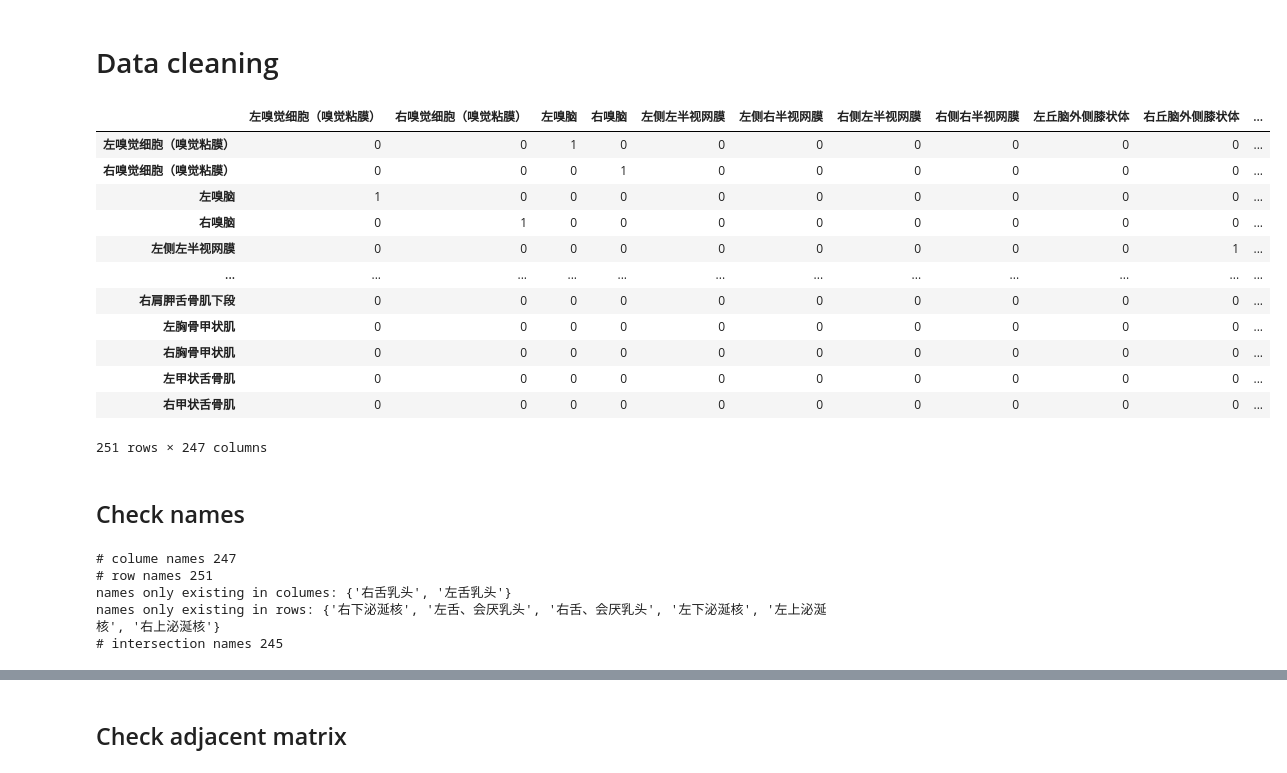
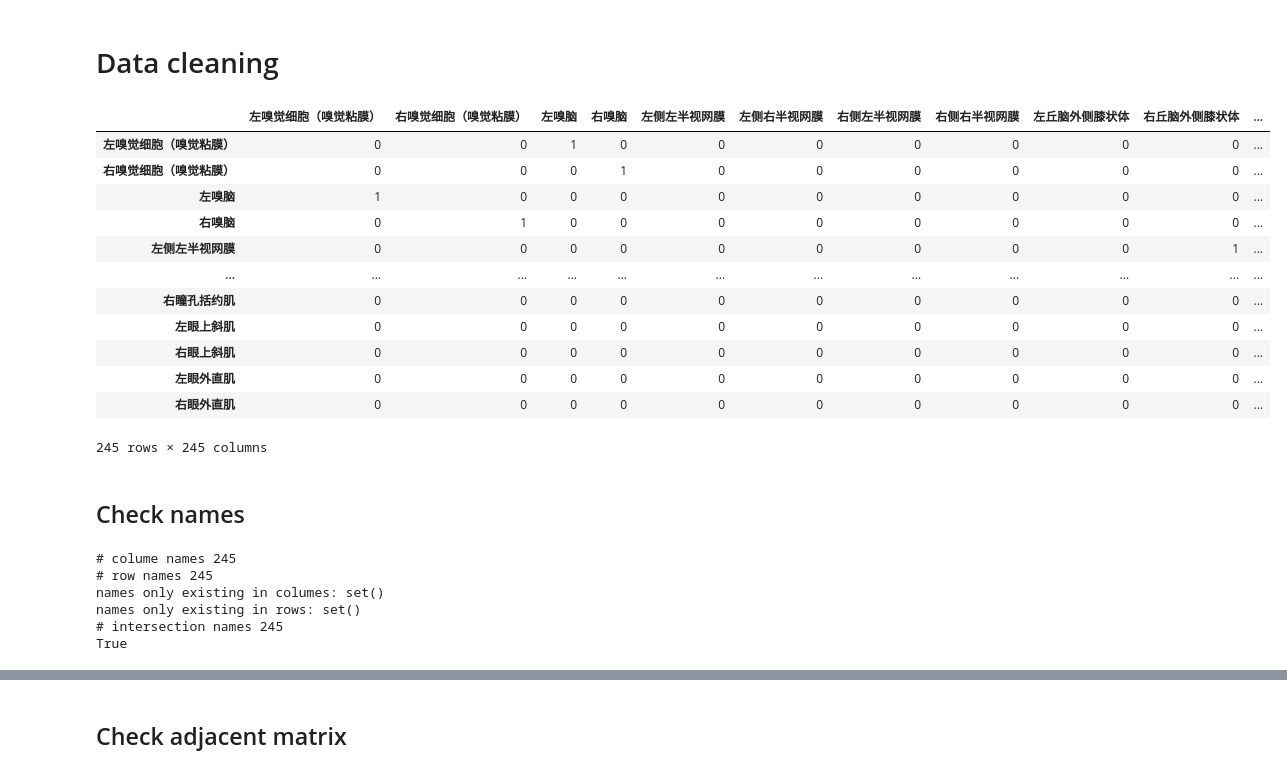
Before and after one commit to kentechx/NIMS, a Jupyter notebook: analysis_py.ipynb, the cells around one changed output, grey strips where cells are left out. Drawn from its saved outputs; the diff is of its cells as text; code cells hidden in the pictures.

```diff
--- a/analysis_py.ipynb
+++ b/analysis_py.ipynb
@@ -5,26 +5,25 @@ import pandas as pd
 # %% [markdown]
 # Data cleaning
 # %%
-df = pd.read_excel("homo_anatomy_adjacent_matrix.xlsx",
+df = pd.read_excel("支持信息.xls",
                    sheet_name='Homo',
-                   index_col=0,
-                   skiprows=list(range(1)))
+                   index_col=0)
 df = df.fillna(0).astype(int)
 df
 # %% [output]
 |  | 左嗅觉细胞（嗅觉粘膜） | 右嗅觉细胞（嗅觉粘膜） | 左嗅脑 | 右嗅脑 | 左侧左半视网膜 | 左侧右半视网膜 | 右侧左半视网膜 | 右侧右半视网膜 | 左丘脑外侧膝状体 | 右丘脑外侧膝状体 | ... |
 | 左嗅觉细胞（嗅觉粘膜） | 0 | 0 | 1 | 0 | 0 | 0 | 0 | 0 | 0 | 0 | ... |
 | 右嗅觉细胞（嗅觉粘膜） | 0 | 0 | 0 | 1 | 0 | 0 | 0 | 0 | 0 | 0 | ... |
 | 左嗅脑 | 1 | 0 | 0 | 0 | 0 | 0 | 0 | 0 | 0 | 0 | ... |
 | 右嗅脑 | 0 | 1 | 0 | 0 | 0 | 0 | 0 | 0 | 0 | 0 | ... |
 | 左侧左半视网膜 | 0 | 0 | 0 | 0 | 0 | 0 | 0 | 0 | 0 | 1 | ... |
 | ... | ... | ... | ... | ... | ... | ... | ... | ... | ... | ... | ... |
-| 右肩胛舌骨肌下段 | 0 | 0 | 0 | 0 | 0 | 0 | 0 | 0 | 0 | 0 | ... |
-| 左胸骨甲状肌 | 0 | 0 | 0 | 0 | 0 | 0 | 0 | 0 | 0 | 0 | ... |
-| 右胸骨甲状肌 | 0 | 0 | 0 | 0 | 0 | 0 | 0 | 0 | 0 | 0 | ... |
-| 左甲状舌骨肌 | 0 | 0 | 0 | 0 | 0 | 0 | 0 | 0 | 0 | 0 | ... |
-| 右甲状舌骨肌 | 0 | 0 | 0 | 0 | 0 | 0 | 0 | 0 | 0 | 0 | ... |
+| 右瞳孔括约肌 | 0 | 0 | 0 | 0 | 0 | 0 | 0 | 0 | 0 | 0 | ... |
+| 左眼上斜肌 | 0 | 0 | 0 | 0 | 0 | 0 | 0 | 0 | 0 | 0 | ... |
+| 右眼上斜肌 | 0 | 0 | 0 | 0 | 0 | 0 | 0 | 0 | 0 | 0 | ... |
+| 左眼外直肌 | 0 | 0 | 0 | 0 | 0 | 0 | 0 | 0 | 0 | 0 | ... |
+| 右眼外直肌 | 0 | 0 | 0 | 0 | 0 | 0 | 0 | 0 | 0 | 0 | ... |
-251 rows × 247 columns
+245 rows × 245 columns
 # %% [markdown]
 ## Check names
 # %%
@@ -40,12 +39,15 @@ print("names only existing in rows:", set(row_names)-set(col_names))
 names = set(col_names).intersection(row_names)
 names = list(names)
 print("# intersection names", len(names))
+
+print(col_names==row_names)
 # %% [output]
-# colume names 247
-# row names 251
-names only existing in columes: {'右舌乳头', '左舌乳头'}
-names only existing in rows: {'右下泌涎核', '左舌、会厌乳头', '右舌、会厌乳头', '左下泌涎核', '左上泌涎核', '右上泌涎核'}
+# colume names 245
+# row names 245
+names only existing in columes: set()
+names only existing in rows: set()
 # intersection names 245
+True
 # %%
 names
 # %% [output]
```
Also changed, not shown: parts of 20 cells of this notebook, 2 other files.
